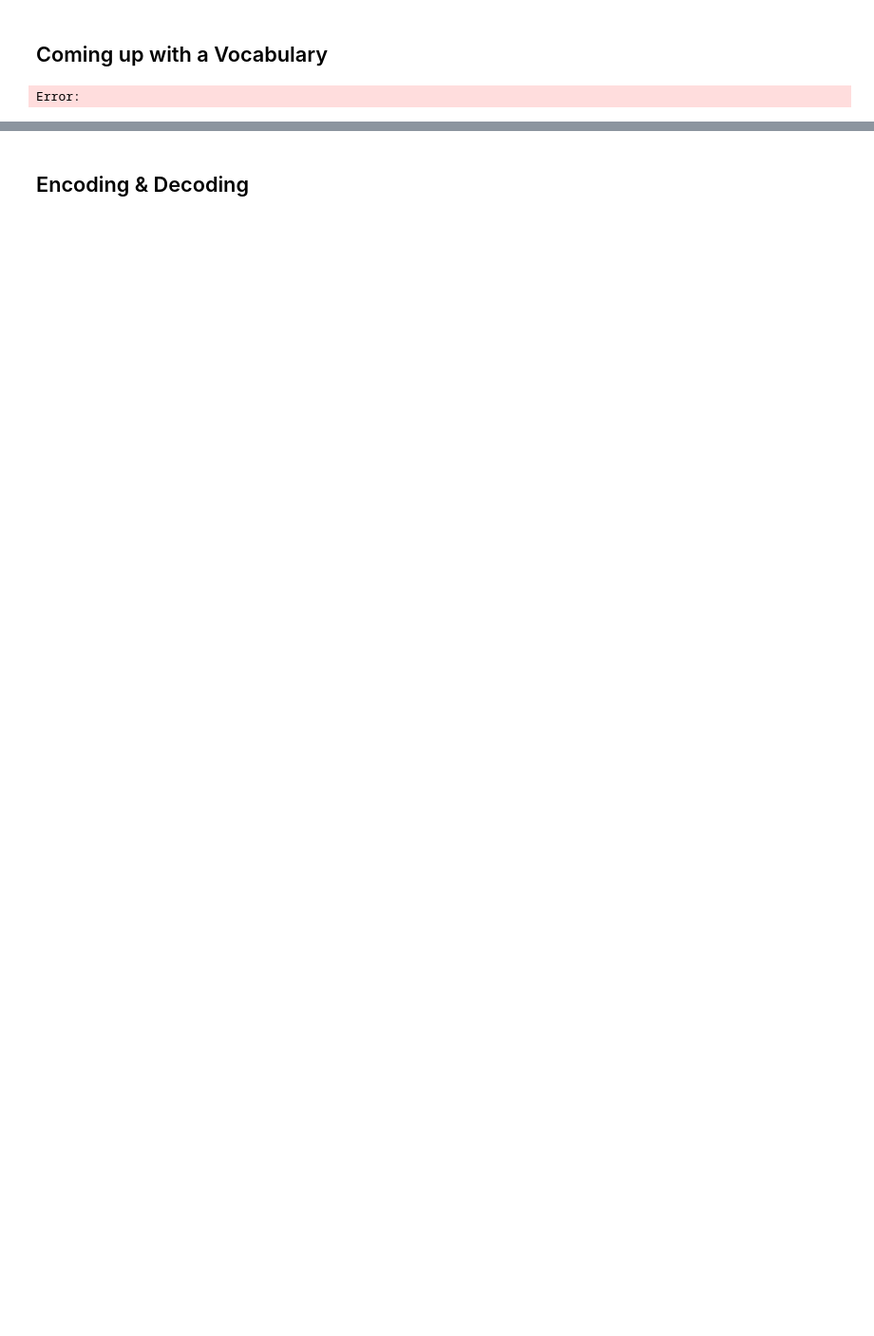
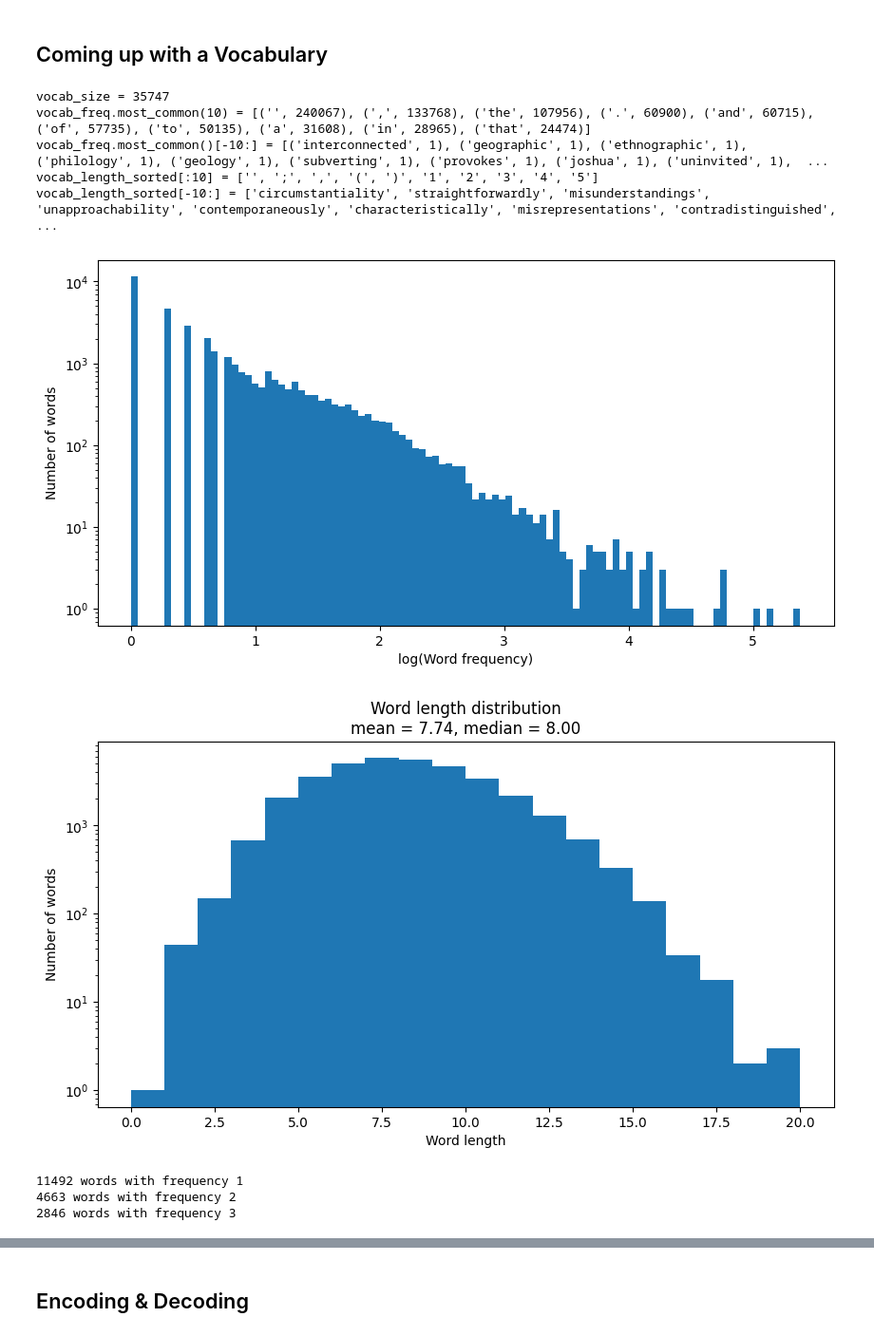
Before and after one commit to mines-opt-ml/decoding-gpt, a Jupyter notebook: notebooks/intro-language-models.ipynb, the cells around one changed output, grey strips where cells are left out. Shown at 95% size. Saved outputs shown, nothing was run; the diff lists cells and outputs as text; code cells hidden in the pictures; blank space fills up the shorter version.

```diff
--- a/notebooks/intro-language-models.ipynb
+++ b/notebooks/intro-language-models.ipynb
@@ -465,7 +477,7 @@ def analyze_vocab(
 	tokenized_text: list[str],
 ) -> Counter[str]:
 
-	vocab_freq: Counter[str] = Counter(DATA_TOKENIZED)
+	vocab_freq: Counter[str] = Counter(tokenized_text)
 	vocab_size: int = len(vocab_freq)
 
 	print(f"{vocab_size = }")
@@ -483,34 +495,43 @@ def analyze_vocab(
 	plt.yscale('log')
 	plt.xlabel("log(Word frequency)")
 	plt.ylabel("Number of words")
 	plt.show()
 
 	# plot histogram of word lengths
 	word_lengths = np.array([len(x) for x in vocab_freq.keys()])
 	plt.figure(figsize=(10, 5))
 	plt.hist(word_lengths, bins=20, log=True)
 	plt.yscale('log')
 	plt.xlabel("Word length")
 	plt.ylabel("Number of words")
 	plt.title(f"Word length distribution\nmean = {word_lengths.mean():.2f}, median = {np.median(word_lengths):.2f}")
 	plt.show()
 
 	return vocab_freq
 
 VOCAB_FREQ: Counter[str] = analyze_vocab(DATA_TOKENIZED)
 WORDS_BY_FREQ: dict[int, list[str]] = {
 	freq: [
 		word
 		for word, word_freq in VOCAB_FREQ.items()
 		if word_freq == freq
 	]
 	for freq in set(VOCAB_FREQ.values())
 }
 
 for freq in range(1, 4):
 	print(f"{len(WORDS_BY_FREQ[freq])} words with frequency {freq}")
 # %% [output]
-Error:
+vocab_size = 35747
+vocab_freq.most_common(10) = [('', 240067), (',', 133768), ('the', 107956), ('.', 60900), ('and', 60715), ('of', 57735), ('to', 50135), ('a', 31608), ('in', 28965), ('that', 24474)]
+vocab_freq.most_common()[-10:] = [('interconnected', 1), ('geographic', 1), ('ethnographic', 1), ('philology', 1), ('geology', 1), ('subverting', 1), ('provokes', 1), ('joshua', 1), ('uninvited', 1),  ...
+vocab_length_sorted[:10] = ['', ';', ',', '(', ')', '1', '2', '3', '4', '5']
+vocab_length_sorted[-10:] = ['circumstantiality', 'straightforwardly', 'misunderstandings', 'unapproachability', 'contemporaneously', 'characteristically', 'misrepresentations', 'contradistinguished', ...
+[figure, added]
+[figure, added]
+11492 words with frequency 1
+4663 words with frequency 2
+2846 words with frequency 3
 # %%
 # print a random sample of the once-used words
 print(np.random.choice(WORDS_BY_FREQ[1], size=100))
```
Also changed, not shown: parts of 36 cells of this notebook, 5 other files.
